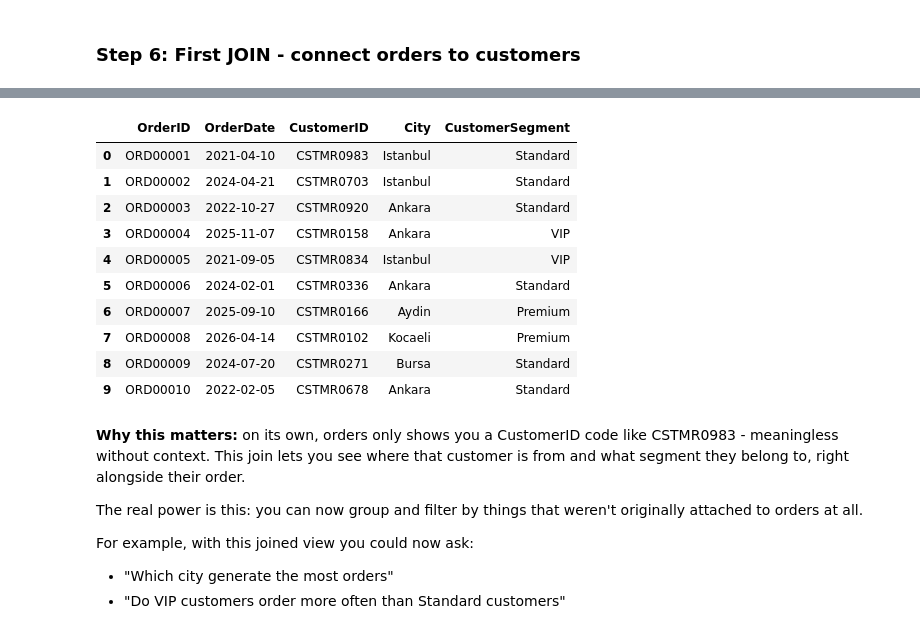
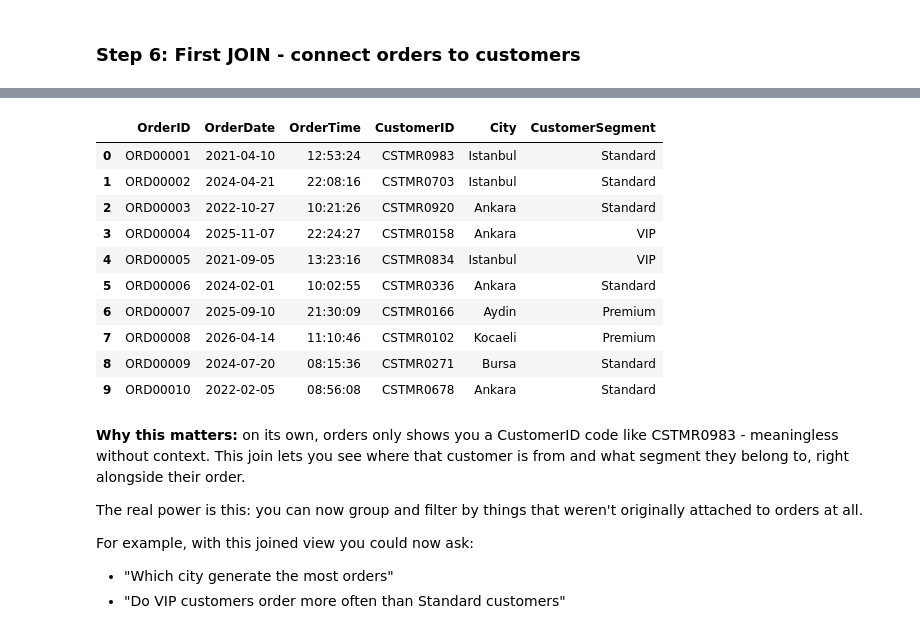
Before and after one commit to geff-ghost/notebooks, a Jupyter notebook: retail_data/MixedKnowledge.ipynb, the cells around one changed output, grey strips where cells are left out. Saved outputs shown, nothing was run; the diff lists cells and outputs as text; code cells hidden in the pictures.

```diff
--- a/retail_data/MixedKnowledge.ipynb
+++ b/retail_data/MixedKnowledge.ipynb
@@ -153,23 +173,29 @@ Let's break down what each column means, since this table is the heart of your d
 # %%
 query = """
-SELECT o.OrderID, o.OrderDate, c.CustomerID, c.City, c.CustomerSegment
+SELECT
+    o.OrderID,
+    o.OrderDate,
+    o.OrderTime,
+    c.CustomerID,
+    c.City,
+    c.CustomerSegment
 FROM orders o
 JOIN customers c ON o.CustomerID = c.CustomerID
 LIMIT 10;
 """
 pd.read_sql(query, conn)
 # %% [output]
-|  | OrderID | OrderDate | CustomerID | City | CustomerSegment |
-| 0 | ORD00001 | 2021-04-10 | CSTMR0983 | Istanbul | Standard |
-| 1 | ORD00002 | 2024-04-21 | CSTMR0703 | Istanbul | Standard |
-| 2 | ORD00003 | 2022-10-27 | CSTMR0920 | Ankara | Standard |
-| 3 | ORD00004 | 2025-11-07 | CSTMR0158 | Ankara | VIP |
-| 4 | ORD00005 | 2021-09-05 | CSTMR0834 | Istanbul | VIP |
-| 5 | ORD00006 | 2024-02-01 | CSTMR0336 | Ankara | Standard |
-| 6 | ORD00007 | 2025-09-10 | CSTMR0166 | Aydin | Premium |
-| 7 | ORD00008 | 2026-04-14 | CSTMR0102 | Kocaeli | Premium |
-| 8 | ORD00009 | 2024-07-20 | CSTMR0271 | Bursa | Standard |
-| 9 | ORD00010 | 2022-02-05 | CSTMR0678 | Ankara | Standard |
+|  | OrderID | OrderDate | OrderTime | CustomerID | City | CustomerSegment |
+| 0 | ORD00001 | 2021-04-10 | 12:53:24 | CSTMR0983 | Istanbul | Standard |
+| 1 | ORD00002 | 2024-04-21 | 22:08:16 | CSTMR0703 | Istanbul | Standard |
+| 2 | ORD00003 | 2022-10-27 | 10:21:26 | CSTMR0920 | Ankara | Standard |
+| 3 | ORD00004 | 2025-11-07 | 22:24:27 | CSTMR0158 | Ankara | VIP |
+| 4 | ORD00005 | 2021-09-05 | 13:23:16 | CSTMR0834 | Istanbul | VIP |
+| 5 | ORD00006 | 2024-02-01 | 10:02:55 | CSTMR0336 | Ankara | Standard |
+| 6 | ORD00007 | 2025-09-10 | 21:30:09 | CSTMR0166 | Aydin | Premium |
+| 7 | ORD00008 | 2026-04-14 | 11:10:46 | CSTMR0102 | Kocaeli | Premium |
+| 8 | ORD00009 | 2024-07-20 | 08:15:36 | CSTMR0271 | Bursa | Standard |
+| 9 | ORD00010 | 2022-02-05 | 08:56:08 | CSTMR0678 | Ankara | Standard |
 # %% [markdown]
 **Why this matters:** on its own, orders only shows you a CustomerID code like CSTMR0983 - meaningless without context. This join lets you see where that customer is from and what segment they belong to, right alongside their order.
 
```
Also changed, not shown: parts of 8 cells of this notebook.
